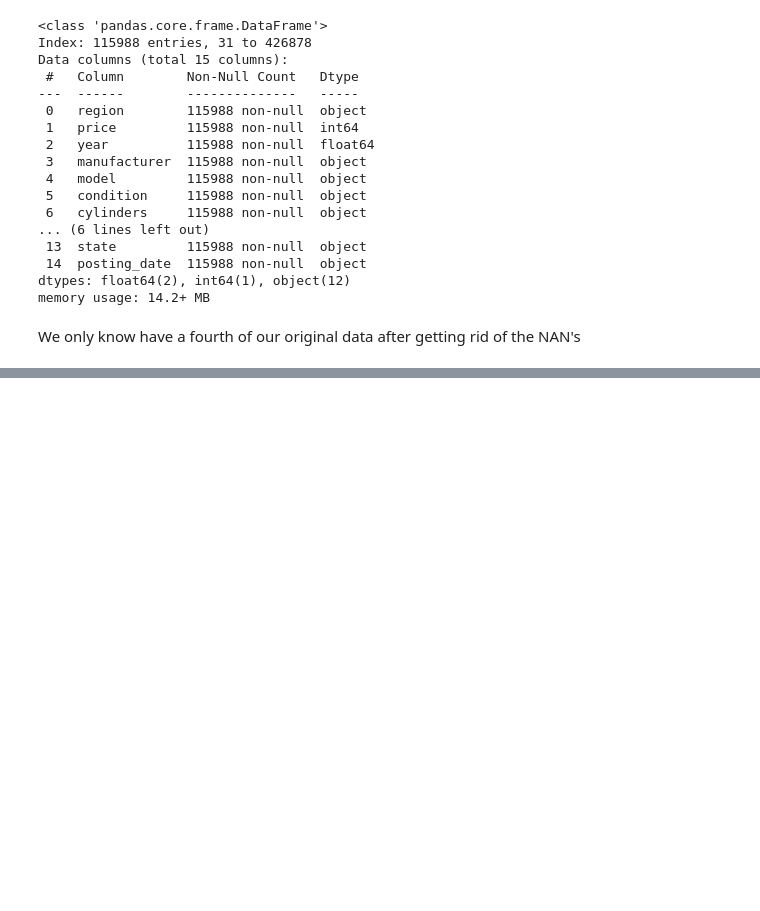
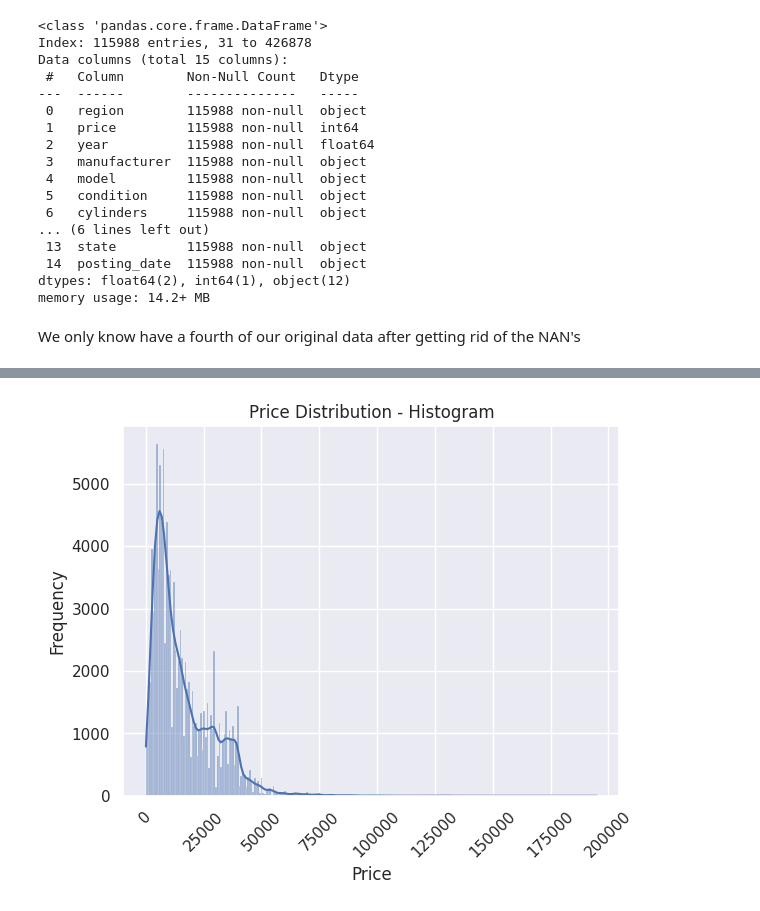
Before and after one commit to thecr7guy2/mlops_zoom, a Jupyter notebook: notebooks/main.ipynb, the cells around one changed output, grey strips where cells are left out. Cells and saved outputs as stored; diff of their text form; code cells hidden in the pictures; blank space fills up the shorter version.

```diff
--- a/notebooks/main.ipynb
+++ b/notebooks/main.ipynb
@@ -166,0 +178,2 @@ Name: count, dtype: int64
+# %%
+car_df = car_df[car_df["price"] >= 100]
@@ -166,0 +241,2 @@ Name: count, dtype: int64
+# %%
+car_df = car_df[car_df["price"] <= 200900]
@@ -166,0 +260,9 @@ Name: count, dtype: int64
+# %%
+sns.histplot(car_df['price'], kde=True)
+plt.xticks(rotation=45) # kde=True adds a Kernel Density Estimate plot
+plt.title('Price Distribution - Histogram')
+plt.xlabel('Price')
+plt.ylabel('Frequency')
+plt.show()
+# %% [output]
+[figure, added]
```
Also changed, not shown: parts of 34 cells of this notebook.
